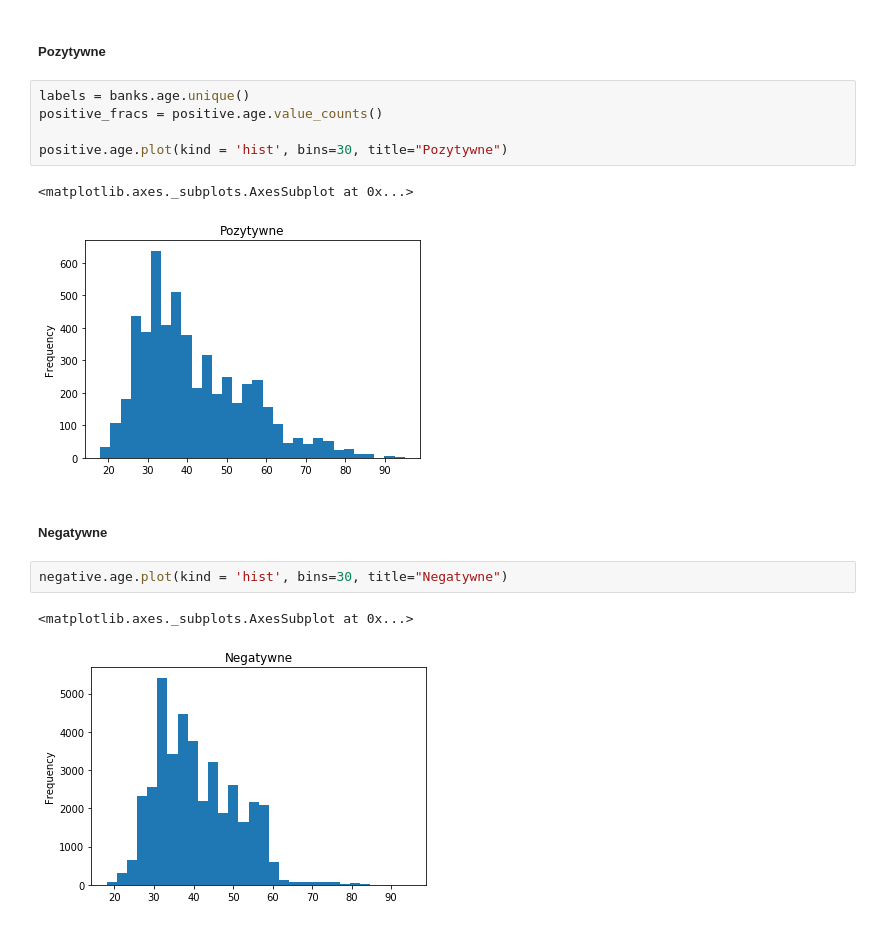
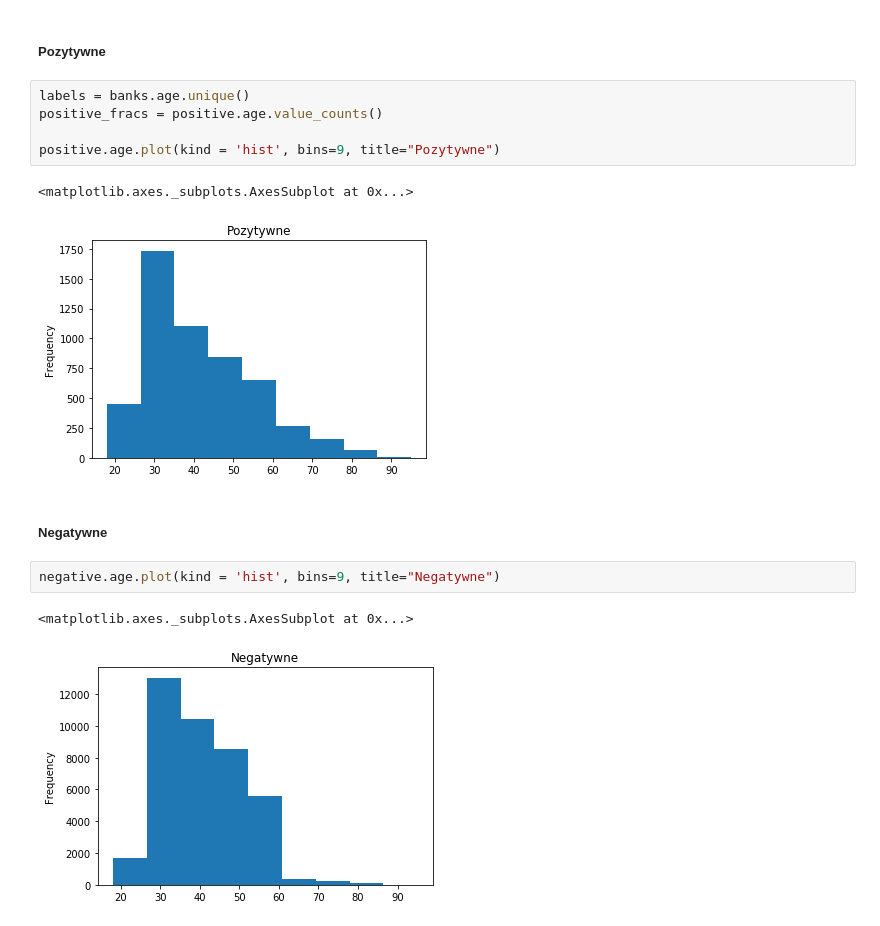
Before and after one commit to JakKowalCzyk/BigDataWarsztaty, a Jupyter notebook: bank.ipynb, the cells around one changed output. Saved outputs shown, nothing was run; the diff lists cells and outputs as text.

Commit message:
More charts

```diff
--- a/bank.ipynb
+++ b/bank.ipynb
@@ -122,14 +122,14 @@ axs[1].set(title="Negative responses")
 labels = banks.age.unique()
 positive_fracs = positive.age.value_counts()
 
-positive.age.plot(kind = 'hist', bins=30, title="Pozytywne")
+positive.age.plot(kind = 'hist', bins=9, title="Pozytywne")
 # %% [output]
 <matplotlib.axes._subplots.AxesSubplot at 0x...>
-[figure, old version]
+[figure, new version]
 # %% [markdown]
 ##### Negatywne
 # %%
-negative.age.plot(kind = 'hist', bins=30, title="Negatywne")
+negative.age.plot(kind = 'hist', bins=9, title="Negatywne")
 # %% [output]
 <matplotlib.axes._subplots.AxesSubplot at 0x...>
-[figure, old version]
+[figure, new version]
```
Also changed, not shown: parts of 7 cells of this notebook.
